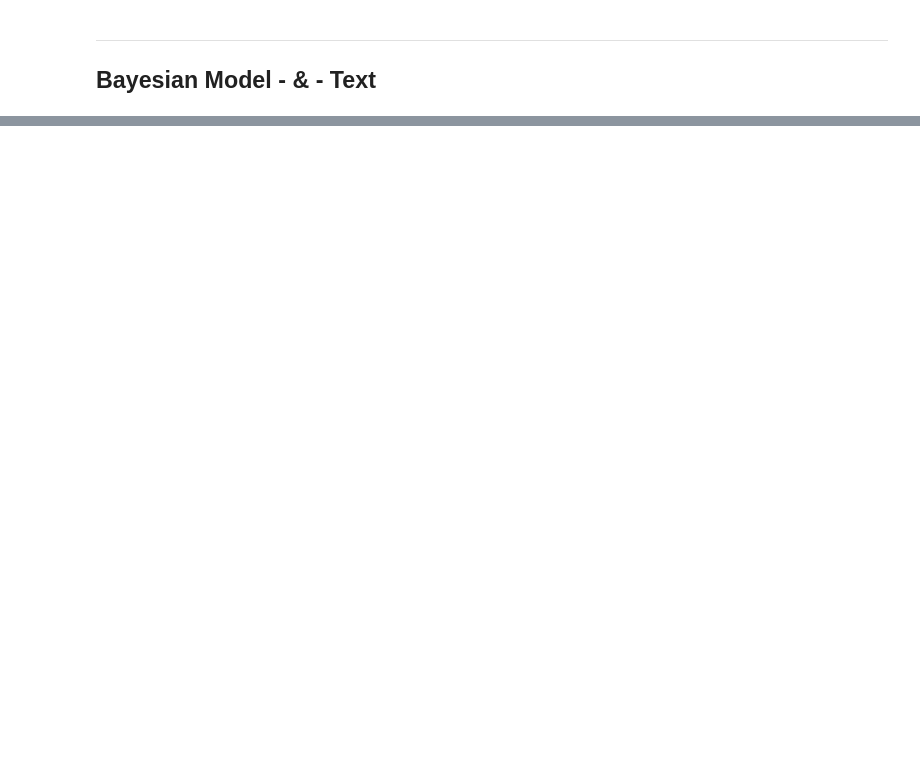
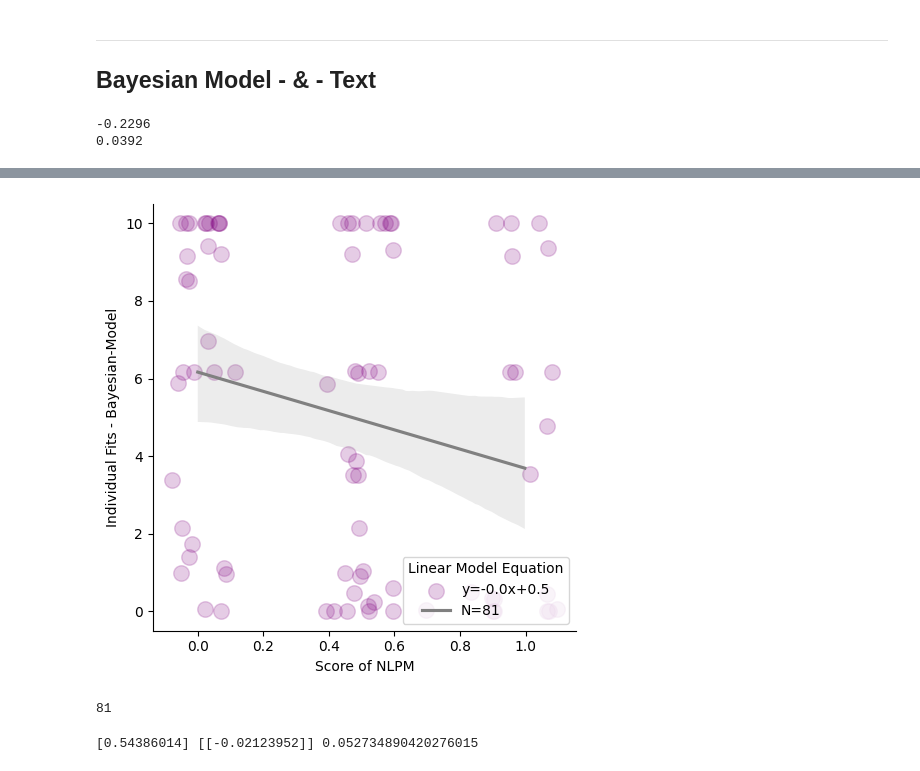
Before and after one commit to tehillamo/GitPlayground4, a Jupyter notebook: Bert_TextAnalysis.ipynb, the cells around one changed output, grey strips where cells are left out. Drawn from its saved outputs; the diff is of its cells as text; code cells hidden in the pictures; blank space fills up the shorter version.

```diff
--- a/Bert_TextAnalysis.ipynb
+++ b/Bert_TextAnalysis.ipynb
@@ -883,3 +1237,31 @@ plt.show(ax)
 ---
 Bayesian Model - & - Text
 ---
+# %%
+#extract correlation coefficient (rounded to 4 decimal places)
+bayes_r_fullest = round(pearsonr(both_fullest_datasets['ResistBayes'], both_fullest_datasets['Score'])[0], 4)
+print(bayes_r_fullest)
+
+#extract p-value (rounded to 4 decimal places)
+bayes_p_fullest = round(pearsonr(both_fullest_datasets['ResistBayes'], both_fullest_datasets['Score'])[1], 4)
+print(bayes_p_fullest)
+
+
+N = len(both_fullest_datasets.index[0:])
+colors = np.random.rand(N)
+
+slope, intercept, r_value, p_value, std_err = stats.linregress(both_fullest_datasets['ResistBayes'],both_fullest_datasets['Score'])
+
+ax = sns.lmplot(data = both_fullest_datasets, x = 'Score', y = 'ResistBayes',
+                markers=["."], palette="Set1",
+                x_jitter = .1, scatter_kws = {'color': 'purple', 'alpha': 0.2, 's':500},
+                line_kws={'label':"y={0:.3f}x+{1:.3f}".format(slope,intercept), 'color': 'grey'})
+plt.xlabel('Score of NLPM')
+plt.ylabel('Individual Fits - Bayesian-Model')
+plt.legend(title='Linear Model Equation', loc='lower right', labels=["y={0:.1f}x+{1:.1f}".format(slope,intercept),"N=81"])
+plt.savefig('Bayes_Full.png',dpi=300)
+files.download("Bayes_Full.png")
+plt.show(ax)
+# %% [output]
+-0.2296
+0.0392
@@ -885,0 +1270,25 @@ Bayesian Model - & - Text
+[figure, added]
+# %%
+N = len(both_fullest_datasets.index[0:])
+colors = np.random.rand(N)
+N
+# %% [output]
+81
+# %%
+#initiate linear regression model
+model_full_bayes = LinearRegression()
+resist_all_bayes = np.array(both_fullest_datasets['ResistBayes'])
+resist_all_bayes  = np.reshape(resist_all_bayes,(-1,1))
+scores_all_bayes = np.array(both_fullest_datasets['Score'])
+scores_all_bayes  = np.reshape(scores_all_bayes,(-1,1))
+
+#define predictor and response variables
+X, y = resist_all_bayes, scores_all_bayes
+
+#fit regression model
+model_full_bayes.fit(X, y)
+
+#display regression coefficients and R-squared value of model
+print(model_full_bayes.intercept_, model_full_bayes.coef_, model_full_bayes.score(X, y))
+# %% [output]
+[0.54386014] [[-0.02123952]] 0.052734890420276015
```
Also changed, not shown: parts of 62 cells of this notebook.
